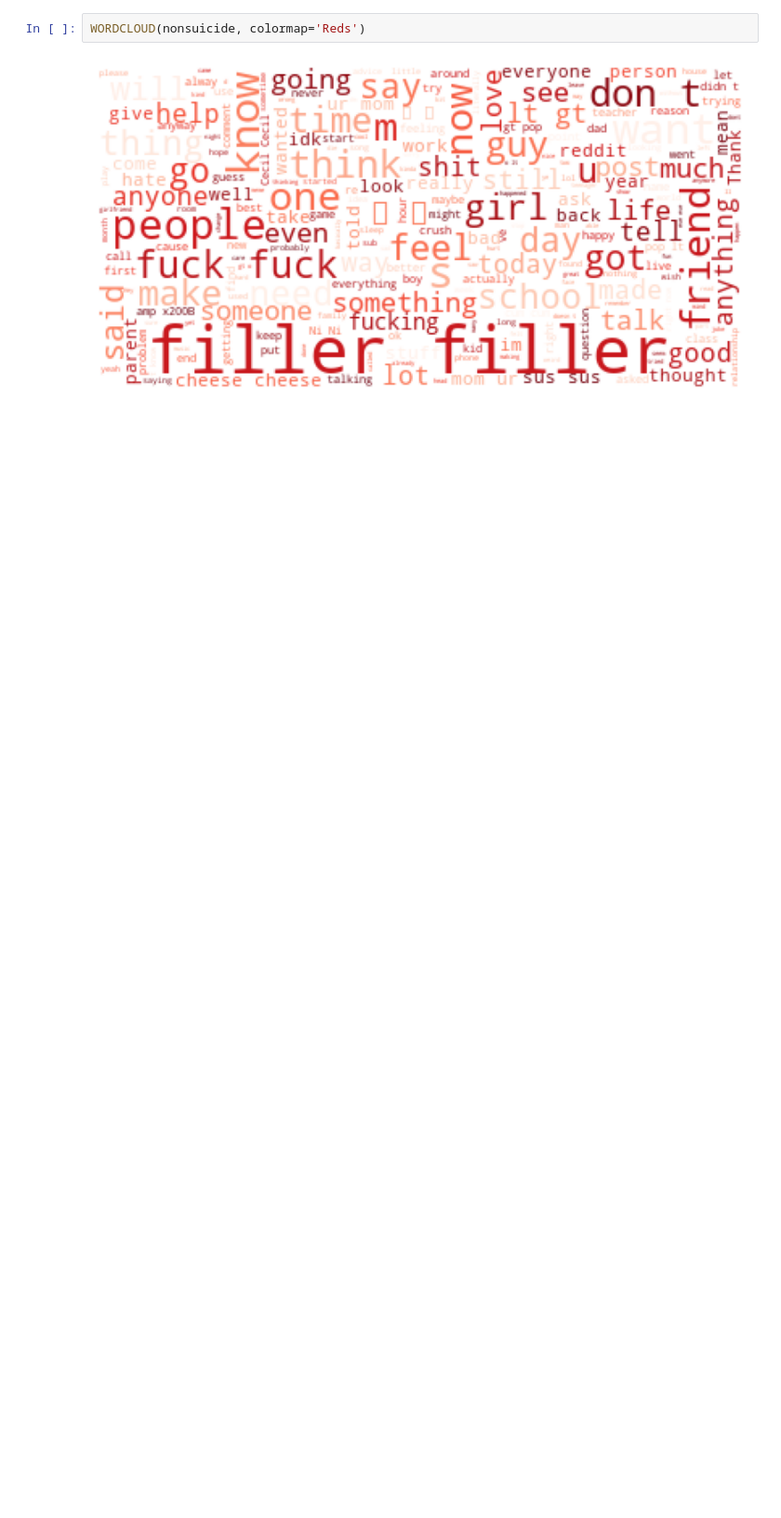
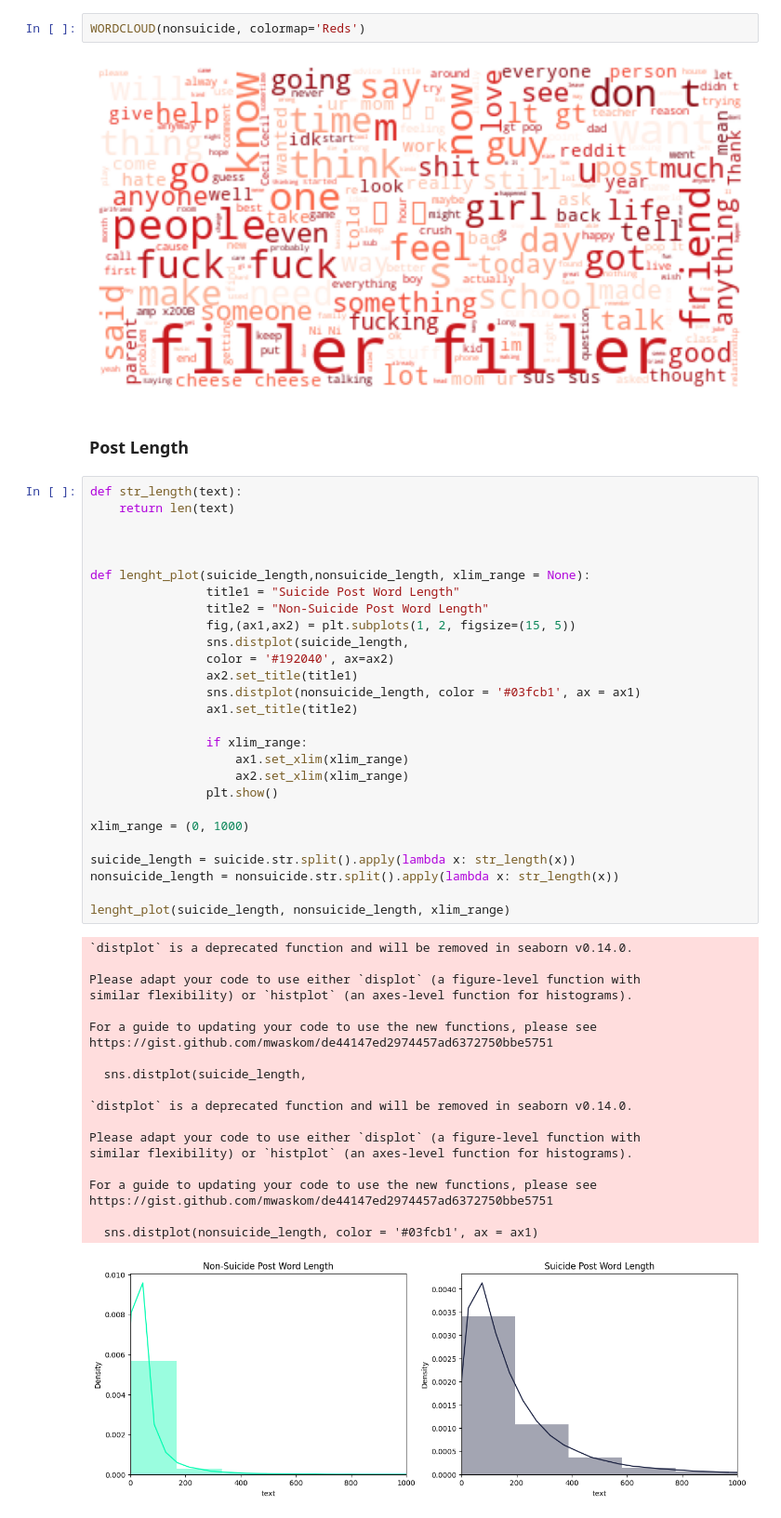
Before and after one commit to RReed637/Suicide-Risk, a Jupyter notebook: Notebook/SuicideWatch.ipynb, the cells around one changed output. Shown at 93% size. Saved outputs shown, nothing was run; the diff lists cells and outputs as text; blank space fills up the shorter version.

```diff
--- a/Notebook/SuicideWatch.ipynb
+++ b/Notebook/SuicideWatch.ipynb
@@ -117,3 +113,53 @@ WORDCLOUD(suicide, colormap='Grays')
 WORDCLOUD(nonsuicide, colormap='Reds')
 # %% [output]
 [figure]
+# %% [markdown]
+### Post Length
+# %%
+def str_length(text):
+    return len(text)
+
+
+
+def lenght_plot(suicide_length,nonsuicide_length, xlim_range = None):
+                title1 = "Suicide Post Word Length"
+                title2 = "Non-Suicide Post Word Length"
+                fig,(ax1,ax2) = plt.subplots(1, 2, figsize=(15, 5))
+                sns.distplot(suicide_length,
+                color = '#192040', ax=ax2)
+                ax2.set_title(title1)
+                sns.distplot(nonsuicide_length, color = '#03fcb1', ax = ax1)
+                ax1.set_title(title2)
+
+                if xlim_range:
+                    ax1.set_xlim(xlim_range)
+                    ax2.set_xlim(xlim_range)
+                plt.show()
+
+xlim_range = (0, 1000)
+
+suicide_length = suicide.str.split().apply(lambda x: str_length(x))
+nonsuicide_length = nonsuicide.str.split().apply(lambda x: str_length(x))
+
+lenght_plot(suicide_length, nonsuicide_length, xlim_range)
+# %% [output]
+`distplot` is a deprecated function and will be removed in seaborn v0.14.0.
+
+Please adapt your code to use either `displot` (a figure-level function with
+similar flexibility) or `histplot` (an axes-level function for histograms).
+
+For a guide to updating your code to use the new functions, please see
+https://gist.github.com/mwaskom/de44147ed2974457ad6372750bbe5751
+
+  sns.distplot(suicide_length,
+
+`distplot` is a deprecated function and will be removed in seaborn v0.14.0.
+
+Please adapt your code to use either `displot` (a figure-level function with
+similar flexibility) or `histplot` (an axes-level function for histograms).
+
+For a guide to updating your code to use the new functions, please see
+https://gist.github.com/mwaskom/de44147ed2974457ad6372750bbe5751
+
+  sns.distplot(nonsuicide_length, color = '#03fcb1', ax = ax1)
+[figure, added]
```
Also changed, not shown: parts of 12 cells of this notebook, 1 other file.
